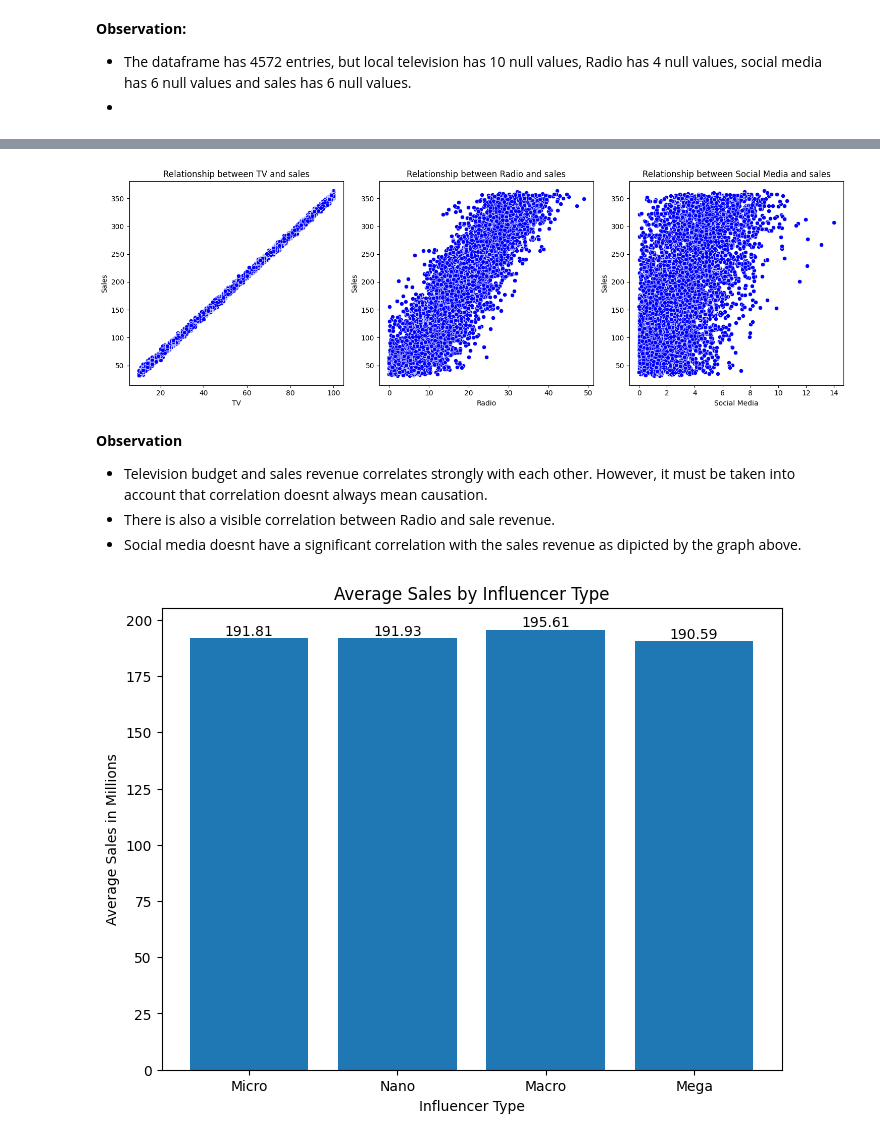
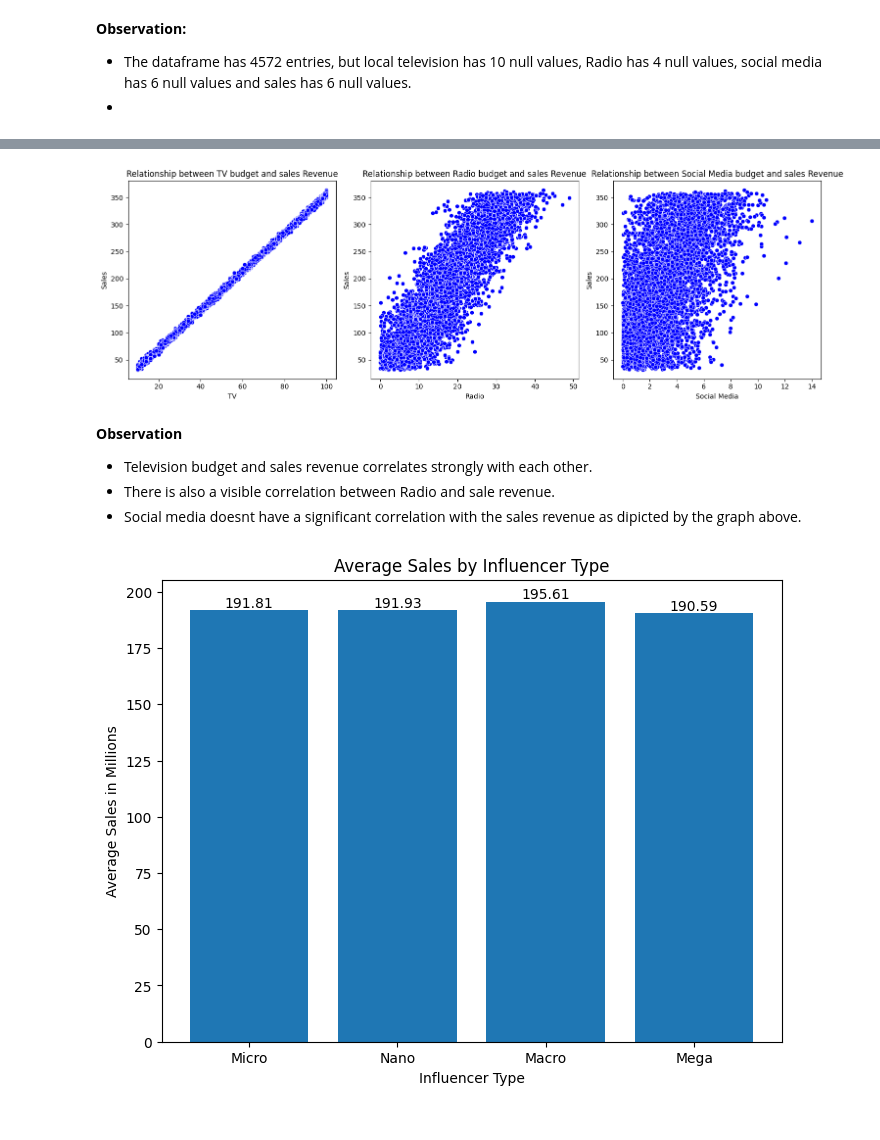
Before and after one commit to Tshifhumulo10/Martketing-Analysis-and-Revenue-Prediction, a Jupyter notebook: Martketing_Analysis_and_Revenue_Prediction.ipynb, the cells around one changed output, grey strips where cells are left out. Cells and saved outputs as stored; diff of their text form; code cells hidden in the pictures.

```diff
--- a/Martketing_Analysis_and_Revenue_Prediction.ipynb
+++ b/Martketing_Analysis_and_Revenue_Prediction.ipynb
@@ -83,26 +128,26 @@ dtype: int64
 # %%
 # Setting up the subplots
 fig, axes = plt.subplots(1, 3, figsize=(15, 5))  # 1 row, 3 columns
 
 columns=['TV', 'Radio', 'Social Media']
 # Creating scatter plots in each subplot
 for i, column in enumerate(columns):
     sns.scatterplot(x=df[column], y=df['Sales'], ax=axes[i], color='blue', marker='o')
     axes[i].set_xlabel(column)
     axes[i].set_ylabel('Sales')
-    axes[i].set_title(f'Relationship between {column} and sales')
+    axes[i].set_title(f'Relationship between {column} budget and sales Revenue')
 
 # Adjusting layout
 plt.tight_layout()
 
 # Showing the plots
 plt.show()
 # %% [output]
-[figure, old version]
+[figure, new version]
 # %% [markdown]
 **Observation**
 
-- Television budget and sales revenue correlates strongly with each other. However, it must be taken into account that correlation doesnt always mean causation.
+- Television budget and sales revenue correlates strongly with each other.
 - There is also a visible correlation between Radio and sale revenue.
 - Social media doesnt have a significant correlation with the sales revenue as dipicted by the graph above.
 # %%
```
Also changed, not shown: parts of 16 cells of this notebook.
